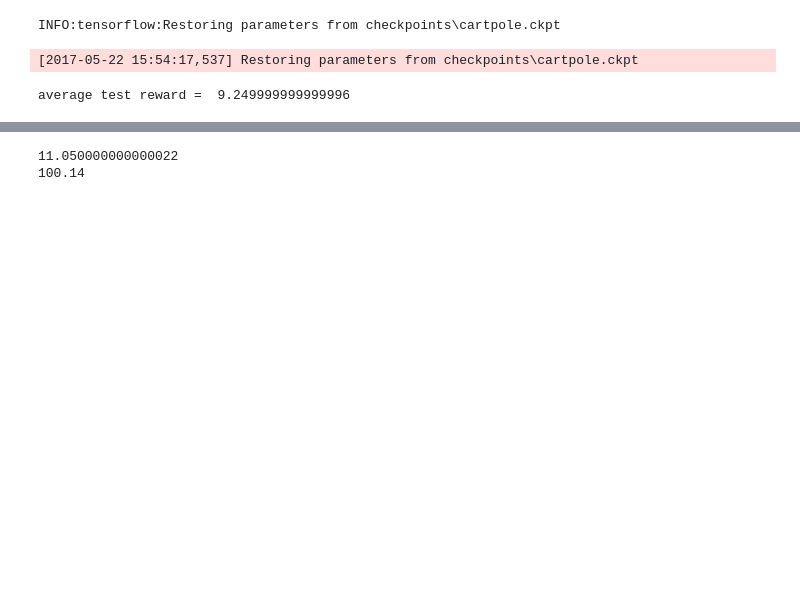
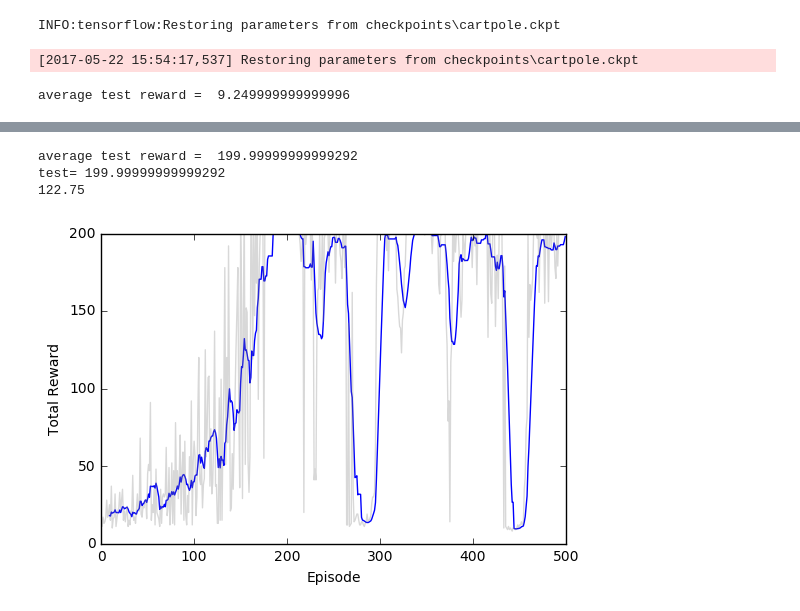
Before and after one commit to drburke/tensorflow, a Jupyter notebook: CartPole-v0/CartPole-v0.ipynb, the cells around one changed output, grey strips where cells are left out. Saved outputs shown, nothing was run; the diff lists cells and outputs as text; code cells hidden in the pictures; blank space fills up the shorter version.

Commit message:
finished cartpole v1

```diff
--- a/CartPole-v0/CartPole-v0.ipynb
+++ b/CartPole-v0/CartPole-v0.ipynb
@@ -12,5 +12,9 @@ from IPython.display import clear_output
 # Create new cart pole environment
 env = gym.make('CartPole-v0')
 state = env.reset()
-print(state)
+
+for a in range(30):
+    print(env.step(env.action_space.sample()))
+
+env.close()
 # %% [output]
@@ -243,9 +271,9 @@ def plot_rewards(rewards_list):
     plt.xlabel('Episode')
     plt.ylabel('Total Reward')
 # %%
-def test_q_network(mainQN, saver, test_episodes=20, test_max_steps=500, render=True):
+def test_q_network(mainQN, saver, test_episodes=100, test_max_steps=500, render=True):
 
-    env.reset()
+
     avg_rewards = 0.
     with tf.Session() as sess:
         saver.restore(sess, tf.train.latest_checkpoint('checkpoints'))
@@ -288,7 +316,7 @@ def test_and_train_qnetwork(train_episodes=500,\
                    learning_rate=0.0001,\
                    memory_size=10000,\
                    batch_size=20,\
-                   test_episodes=20,\
+                   test_episodes=10,\
                    render=False,\
                    alpha=0.,\
                    verbose=True):
@@ -323,7 +351,7 @@ def test_and_train_qnetwork(train_episodes=500,\
     if verbose:
         print('average test reward = ', avg_test_rewards)
 
-    return avg_test_rewards, avg_train_rewards
+    return avg_test_rewards, avg_train_rewards, mainQN, saver
 # %%
 # test implementation
 average_rewards = test_and_train_qnetwork(train_episodes=100, verbose=False)
@@ -387,12 +412,22 @@ KeyboardInterrupt:
 # %%
-test,train = test_and_train_qnetwork(train_episodes=500,\
+from gym import wrappers
+
+env = gym.make('CartPole-v0')
+#env = wrappers.Monitor(env, '/tmp/cartpole-experiment-1',force=True)
+
+test,train, mainQN, saver = test_and_train_qnetwork(memory_size=10000,\
+                                     train_episodes=500,\
                                            gamma=0.99,\
-                                           explore_start=exp_start,\
-                                           explore_stop=exp_stop,\
+                                           explore_start=1.,\
+                                           explore_stop=0.0,\
                                            decay_rate=0.0001,\
                                            hidden_layers=1,\
-                                           hidden_size=64,\
-                                           learning_rate=0.001,\
-                                           batch_size=10,\
+                                           hidden_size=32,\
+                                           learning_rate=0.004,\
+                                           batch_size=64,\
+                                           alpha=0.1,\
                                            verbose=True)
+print('test=',str(test))
+print(train)
+env.close()
 # %% [output]
@@ -416,6 +453,4 @@ Episode: 399 Total reward: 195.0 Training loss: 0.0011 Explore P: 0.1310
+average test reward =  199.99999999999292
+test= 199.99999999999292
+122.75
+[figure, added]
-# %%
-print(test)
-print(train)
-# %% [output]
-11.050000000000022
-100.14
```
Also changed, not shown: parts of 8 cells of this notebook, 2 other files.
